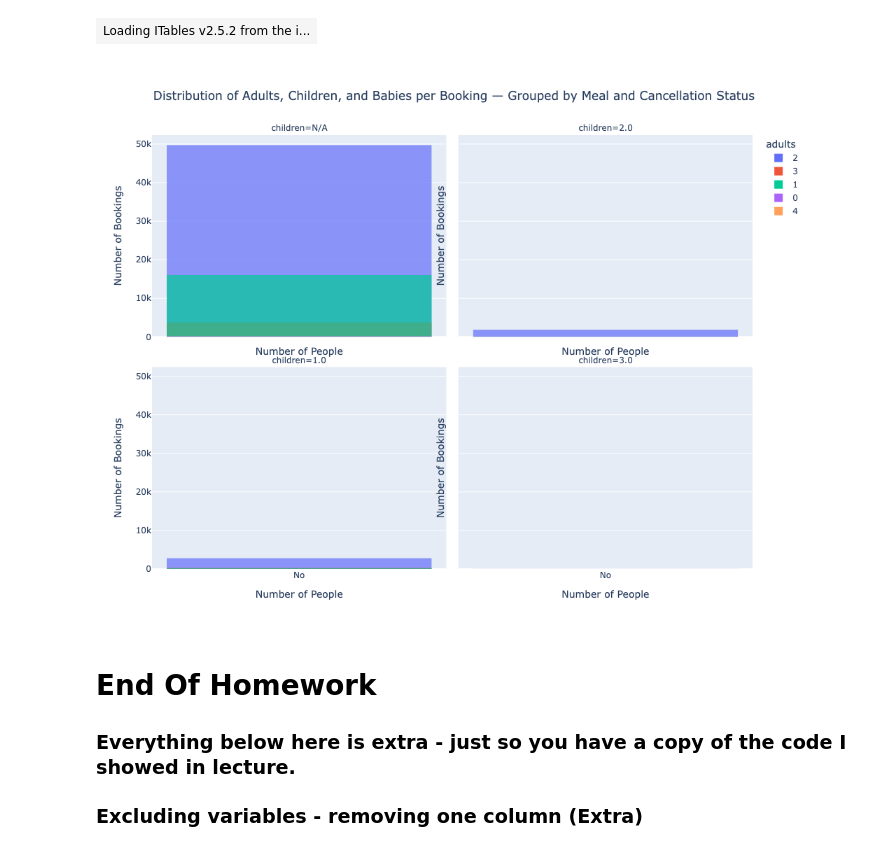
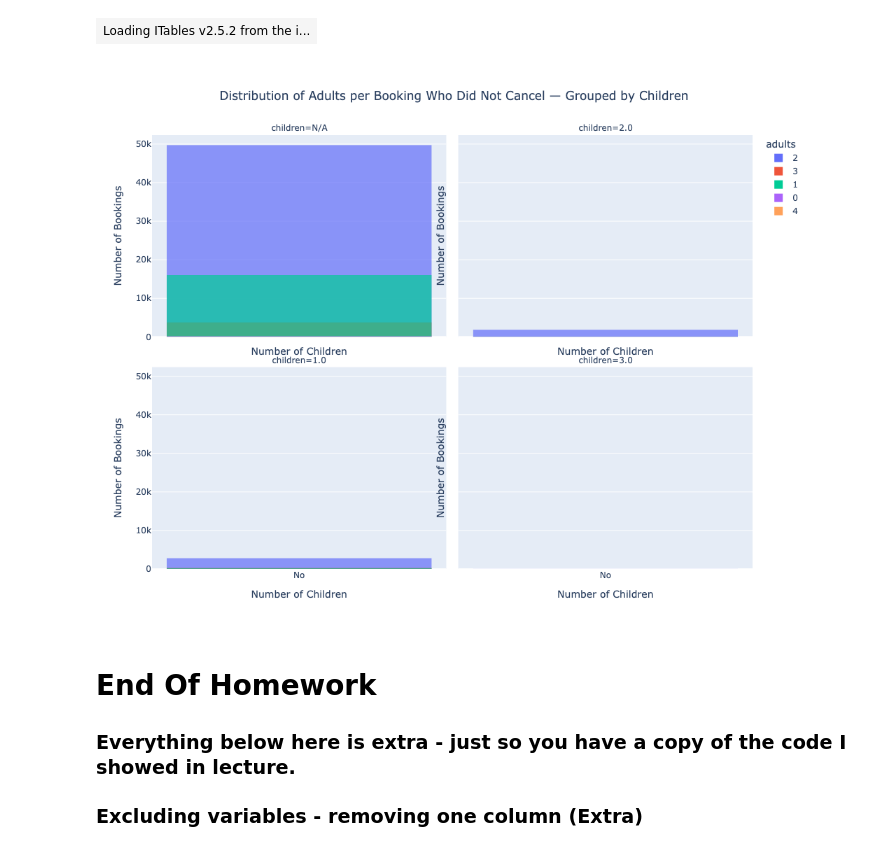
Before and after one commit to 3N1C0/DATA101_Elias_Code, a Jupyter notebook: HW/HW_DAY5.ipynb, the cells around one changed output. Saved outputs shown, nothing was run; the diff lists cells and outputs as text; code cells hidden in the pictures.

```diff
--- a/HW/HW_DAY5.ipynb
+++ b/HW/HW_DAY5.ipynb
@@ -327,30 +327,30 @@ show(DF_mini)
 # %%
 # Create a histogram
 fig = px.histogram(
     DF_mini,
     x='is_canceled',
     color='adults',
     facet_col='children',
     facet_col_wrap=2,
     barmode='overlay',
     nbins=20,
     opacity=0.7,
-    title='Distribution of Adults, Children, and Babies per Booking — Grouped by Meal and Cancellation Status'
+    title='Distribution of Adults per Booking Who Did Not Cancel — Grouped by Children'
 )
 
 fig.update_layout(
     title_x=0.5,
     height=800,
     width=1000,
     bargap=0.1
 )
 
-fig.update_xaxes(title='Number of People')
+fig.update_xaxes(title='Number of Children')
 fig.update_yaxes(title='Number of Bookings')
 
 fig.show()
 # %% [output]
-[figure, old version]
+[figure, new version]
 # %% [markdown]
 # End Of Homework
 
```
